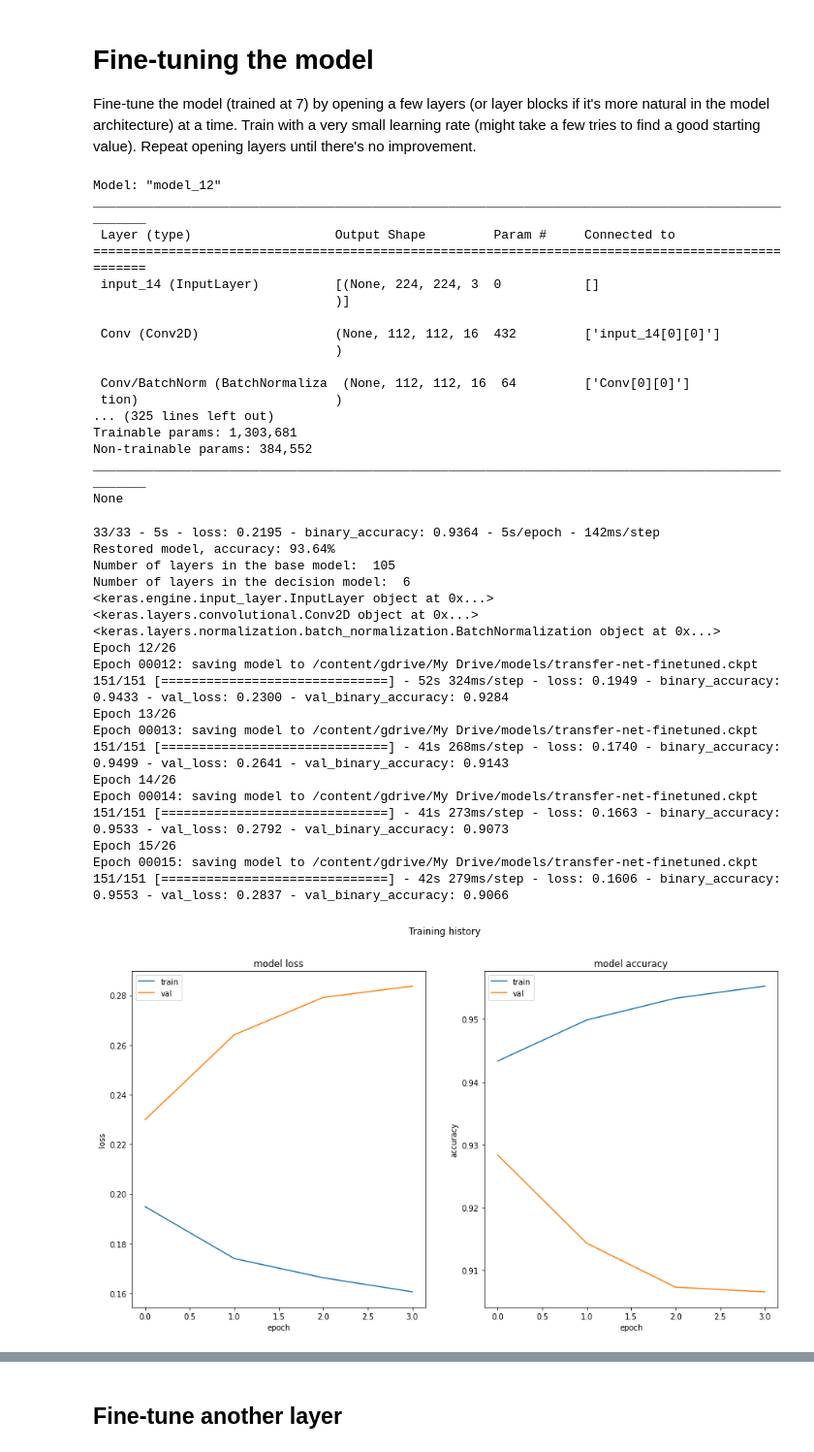
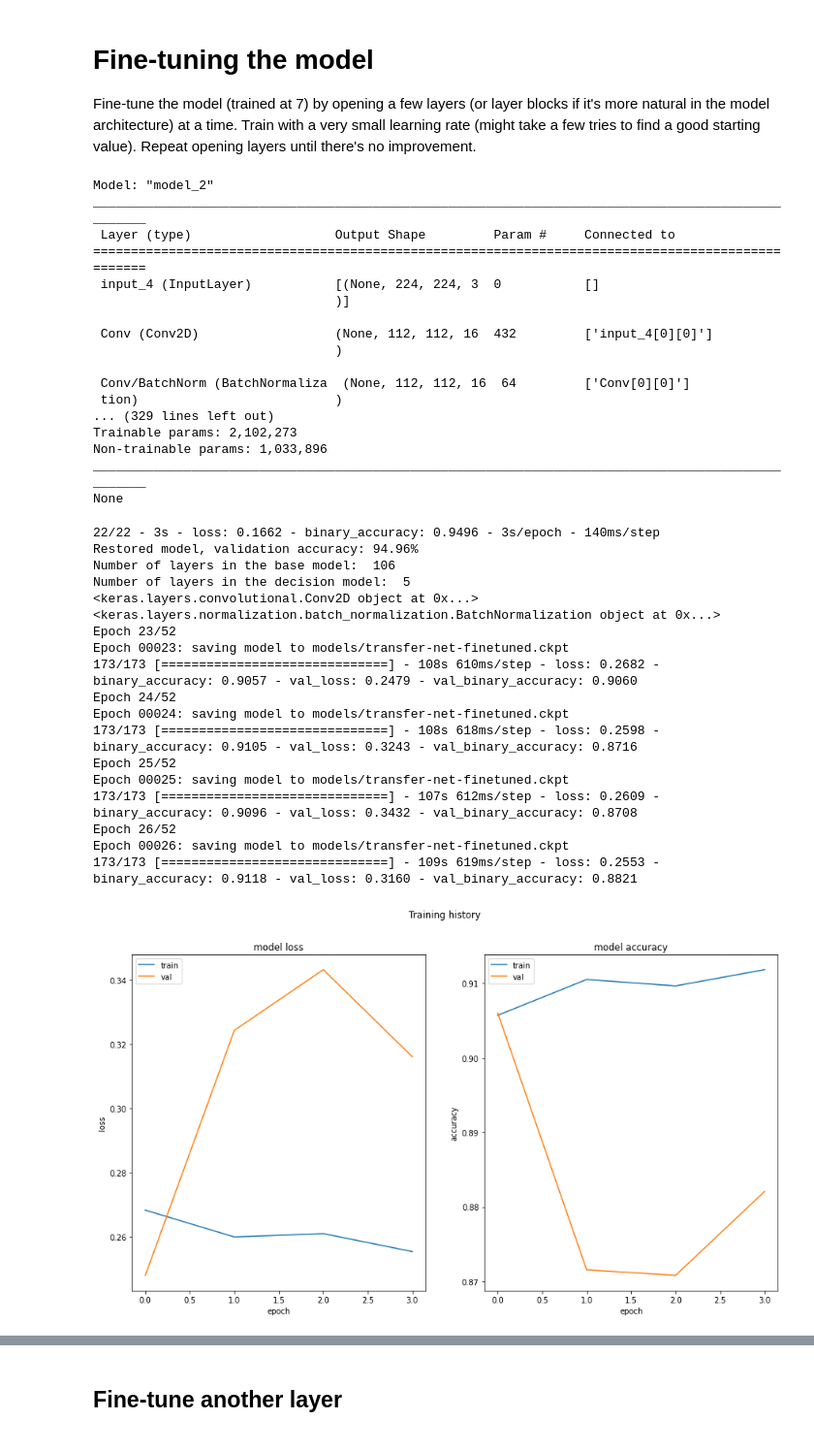
Before and after one commit to oskarikerppo/transfer-learning, a Jupyter notebook: deep_learning_project_work.ipynb, the cells around one changed output, grey strips where cells are left out. Shown at 97% size. Saved outputs shown, nothing was run; the diff lists cells and outputs as text; code cells hidden in the pictures.

Commit message:
Fine tune

```diff
--- a/deep_learning_project_work.ipynb
+++ b/deep_learning_project_work.ipynb
@@ -110,9 +85,9 @@ def create_decision():
   # create model
   x = base_model.output
   x = BatchNormalization()(x)
-  x = Dense(512, activation='relu', kernel_regularizer='l2')(x)
-  x = Dense(256, activation='relu', kernel_regularizer='l2')(x)
-  x = Dropout(0.05)(x)
+  x = Dense(1024, activation='relu', kernel_regularizer='l2')(x)
+  x = Dense(1024, activation='relu', kernel_regularizer='l2')(x)
+  x = Dropout(0.1)(x)
   predictions = Dense(1, activation='sigmoid')(x)
   return x, predictions
 # %%
@@ -136,7 +111,7 @@ from tensorflow.keras.layers import RandomFlip, RandomRotation, Resizing, Rescal
 
 data_augmentation = tf.keras.Sequential([
   RandomFlip("horizontal_and_vertical"),
-  RandomRotation(0.2),
+  RandomRotation(1, fill_mode="constant"),
 ])
 
 IMG_SIZE = 224
@@ -192,5 +210,5 @@ Drive already mounted at /content/gdrive; to attempt to forcibly remount, call d
 # %%
-checkpoint_path = "/content/gdrive/My Drive/models/transfer-net.ckpt"
+checkpoint_path = "models/transfer-net.ckpt"
 checkpoint_dir = os.path.dirname(checkpoint_path)
 
 # Create a callback that saves the model's weights
@@ -269,21 +280,21 @@ Fine-tune the model (trained at 7) by opening a few layers (or layer blocks if i
 # %%
 print(model.summary())
 # %% [output]
-Model: "model_12"
+Model: "model_2"
 __________________________________________________________________________________________________
  Layer (type)                   Output Shape         Param #     Connected to
 ==================================================================================================
- input_14 (InputLayer)          [(None, 224, 224, 3  0           []
+ input_4 (InputLayer)           [(None, 224, 224, 3  0           []
                                 )]
 
- Conv (Conv2D)                  (None, 112, 112, 16  432         ['input_14[0][0]']
+ Conv (Conv2D)                  (None, 112, 112, 16  432         ['input_4[0][0]']
                                 )
 
  Conv/BatchNorm (BatchNormaliza  (None, 112, 112, 16  64         ['Conv[0][0]']
  tion)                          )
-... (325 lines left out)
-Trainable params: 1,303,681
-Non-trainable params: 384,552
+... (329 lines left out)
+Trainable params: 2,102,273
+Non-trainable params: 1,033,896
 __________________________________________________________________________________________________
 None
 # %%
@@ -291,8 +302,8 @@ None
 model.load_weights(checkpoint_path)
 
 # Re-evaluate the model
-loss, acc = model.evaluate(padded_test_ds, verbose=2)
-print("Restored model, accuracy: {:5.2f}%".format(100 * acc))
+loss, acc = model.evaluate(val_ds, verbose=2)
+print("Restored model, validation accuracy: {:5.2f}%".format(100 * acc))
 
 # Let's take a look to see how many layers are in the base model
 print("Number of layers in the base model: ", len(base_model.layers))
@@ -302,58 +313,57 @@ for layer in base_model.layers:
   layer.trainable = False
 
 # freeze the base model layers
-for layer in base_model.layers[0:3]:
+for layer in base_model.layers[1:3]: # Train the first convolutional layer
   print(layer)
   layer.trainable = True
 
 adam = tf.keras.optimizers.Adam(
-    learning_rate=0.00005, beta_1=0.9, beta_2=0.999, epsilon=1e-07, amsgrad=False)
+    learning_rate=0.000001, beta_1=0.9, beta_2=0.999, epsilon=1e-07, amsgrad=False)
 
 model.compile(optimizer=adam,
               loss='binary_crossentropy',
               metrics=tf.keras.metrics.BinaryAccuracy())
 
-ft_checkpoint_path = "/content/gdrive/My Drive/models/transfer-net-finetuned.ckpt"
+ft_checkpoint_path = "models/transfer-net-finetuned.ckpt"
 ft_checkpoint_dir = os.path.dirname(ft_checkpoint_path)
 
 # Create a callback that saves the model's weights
 cp_callback = tf.keras.callbacks.ModelCheckpoint(filepath=ft_checkpoint_path,
                                                  save_weights_only=True,
                                                  verbose=1)
 
 callbacks = [tf.keras.callbacks.EarlyStopping(monitor='val_loss', patience=3, restore_best_weights=True), cp_callback]
 
-fine_tune_epochs = 15
+fine_tune_epochs = 30
 total_epochs =  history.epoch[-1] + fine_tune_epochs
 
-history_fine = model.fit(padded_train_ds,
+history_fine = model.fit(train_ds,
                          epochs=total_epochs,
                          initial_epoch=total_epochs - fine_tune_epochs,
-                         validation_data=padded_val_ds,
+                         validation_data=val_ds,
                          callbacks=callbacks)
 
 plot_training_metrics(history_fine)
 # Re-evaluate the model
-loss, acc = model.evaluate(padded_test_ds, verbose=2)
-print("Fine-tuned model, accuracy: {:5.2f}%".format(100 * acc))
+loss, acc = model.evaluate(val_ds, verbose=2)
+print("Fine-tuned model, validation accuracy: {:5.2f}%".format(100 * acc))
 # %% [output]
-33/33 - 5s - loss: 0.2195 - binary_accuracy: 0.9364 - 5s/epoch - 142ms/step
-Restored model, accuracy: 93.64%
-Number of layers in the base model:  105
-Number of layers in the decision model:  6
-<keras.engine.input_layer.InputLayer object at 0x...>
+22/22 - 3s - loss: 0.1662 - binary_accuracy: 0.9496 - 3s/epoch - 140ms/step
+Restored model, validation accuracy: 94.96%
+Number of layers in the base model:  106
+Number of layers in the decision model:  5
 <keras.layers.convolutional.Conv2D object at 0x...>
 <keras.layers.normalization.batch_normalization.BatchNormalization object at 0x...>
-Epoch 12/26
-Epoch 00012: saving model to /content/gdrive/My Drive/models/transfer-net-finetuned.ckpt
-151/151 [==============================] - 52s 324ms/step - loss: 0.1949 - binary_accuracy: 0.9433 - val_loss: 0.2300 - val_binary_accuracy: 0.9284
-Epoch 13/26
-Epoch 00013: saving model to /content/gdrive/My Drive/models/transfer-net-finetuned.ckpt
-151/151 [==============================] - 41s 268ms/step - loss: 0.1740 - binary_accuracy: 0.9499 - val_loss: 0.2641 - val_binary_accuracy: 0.9143
-Epoch 14/26
-Epoch 00014: saving model to /content/gdrive/My Drive/models/transfer-net-finetuned.ckpt
-151/151 [==============================] - 41s 273ms/step - loss: 0.1663 - binary_accuracy: 0.9533 - val_loss: 0.2792 - val_binary_accuracy: 0.9073
-Epoch 15/26
-Epoch 00015: saving model to /content/gdrive/My Drive/models/transfer-net-finetuned.ckpt
-151/151 [==============================] - 42s 279ms/step - loss: 0.1606 - binary_accuracy: 0.9553 - val_loss: 0.2837 - val_binary_accuracy: 0.9066
+Epoch 23/52
+Epoch 00023: saving model to models/transfer-net-finetuned.ckpt
+173/173 [==============================] - 108s 610ms/step - loss: 0.2682 - binary_accuracy: 0.9057 - val_loss: 0.2479 - val_binary_accuracy: 0.9060
+Epoch 24/52
+Epoch 00024: saving model to models/transfer-net-finetuned.ckpt
+173/173 [==============================] - 108s 618ms/step - loss: 0.2598 - binary_accuracy: 0.9105 - val_loss: 0.3243 - val_binary_accuracy: 0.8716
+Epoch 25/52
+Epoch 00025: saving model to models/transfer-net-finetuned.ckpt
+173/173 [==============================] - 107s 612ms/step - loss: 0.2609 - binary_accuracy: 0.9096 - val_loss: 0.3432 - val_binary_accuracy: 0.8708
+Epoch 26/52
+Epoch 00026: saving model to models/transfer-net-finetuned.ckpt
+173/173 [==============================] - 109s 619ms/step - loss: 0.2553 - binary_accuracy: 0.9118 - val_loss: 0.3160 - val_binary_accuracy: 0.8821
-[figure, old version]
+[figure, new version]
```
Also changed, not shown: parts of 18 cells of this notebook, 3 other files.
